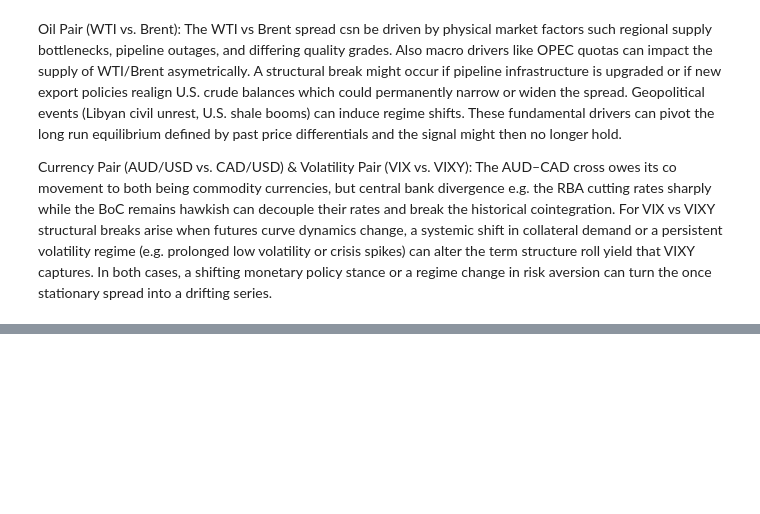
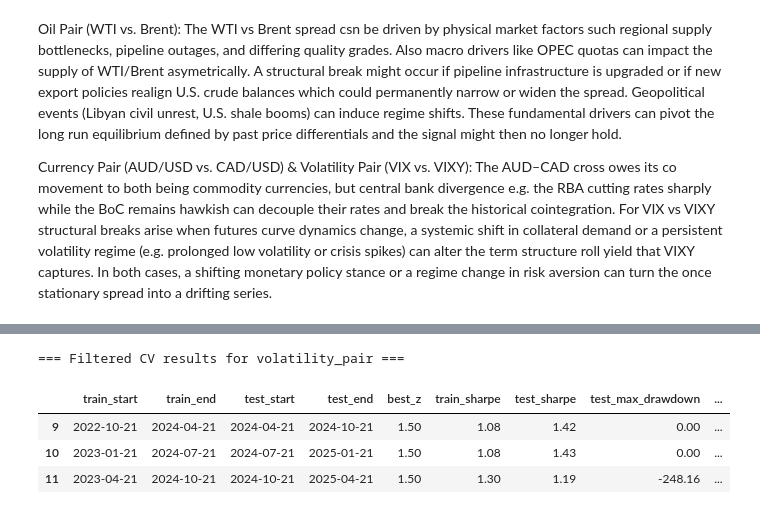
Before and after one commit to gustavlan/cointegration-analysis, a Jupyter notebook: notebook.ipynb, the cells around one changed output, grey strips where cells are left out. Drawn from its saved outputs; the diff is of its cells as text; code cells hidden in the pictures; blank space fills up the shorter version.

```diff
--- a/notebook.ipynb
+++ b/notebook.ipynb
@@ -284,0 +367,47 @@ Currency Pair (AUD/USD vs. CAD/USD) & Volatility Pair (VIX vs. VIXY): The AUD–
+# %%
+# --- Rerun nested CV for volatility_pair only ---
+
+pair = 'volatility_pair'
+df = all_data[pair]                     # DataFrame of raw prices
+y, x = df.columns
+
+# 1. Engle–Granger → stationary spread
+eg = engle_granger(df, y, x)
+spread = eg['spread'].dropna()
+
+# 2. OU params → μ_e and σ_eq
+ou = ou_params(spread)
+mu_e     = ou['ou_mu']
+sigma_eq = ou['ou_sigma']
+
+# 3. Build spread DataFrame
+df_pair = pd.DataFrame({'spread': spread})
+
+# 4. Use a wider Z‐grid so we actually get trades
+z_list = [1.5, 2.0, 2.5, 3.0]
+
+# 5. Run nested CV
+cv_df = nested_cv(
+    df_pair,
+    spread_col='spread',
+    mu_e=mu_e,
+    sigma_eq=sigma_eq,
+    z_list=z_list,
+    train_months=18,
+    test_months=6,
+    step_months=3
+)
+
+# 6. Drop folds with no trades or undefined Sharpe
+cv_df = cv_df.dropna(subset=['test_sharpe'])
+cv_df = cv_df[cv_df['test_turnover'] > 0]
+
+# 7. Display the results
+print("=== Filtered CV results for volatility_pair ===")
+display(cv_df)
+# %% [output]
+=== Filtered CV results for volatility_pair ===
+|  | train_start | train_end | test_start | test_end | best_z | train_sharpe | test_sharpe | test_max_drawdown | ... |
+| 9 | 2022-10-21 | 2024-04-21 | 2024-04-21 | 2024-10-21 | 1.50 | 1.08 | 1.42 | 0.00 | ... |
+| 10 | 2023-01-21 | 2024-07-21 | 2024-07-21 | 2025-01-21 | 1.50 | 1.08 | 1.43 | 0.00 | ... |
+| 11 | 2023-04-21 | 2024-10-21 | 2024-10-21 | 2025-04-21 | 1.50 | 1.30 | 1.19 | -248.16 | ... |
```
Also changed, not shown: parts of 5 cells of this notebook, 2 other files.
